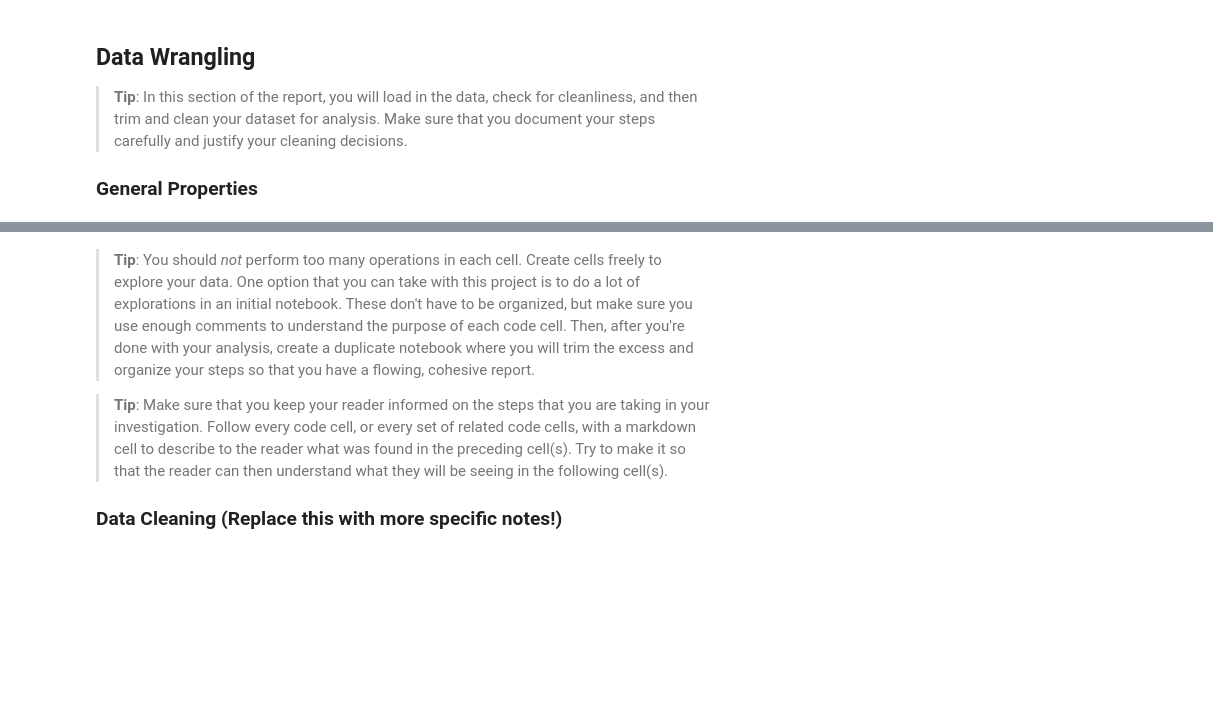
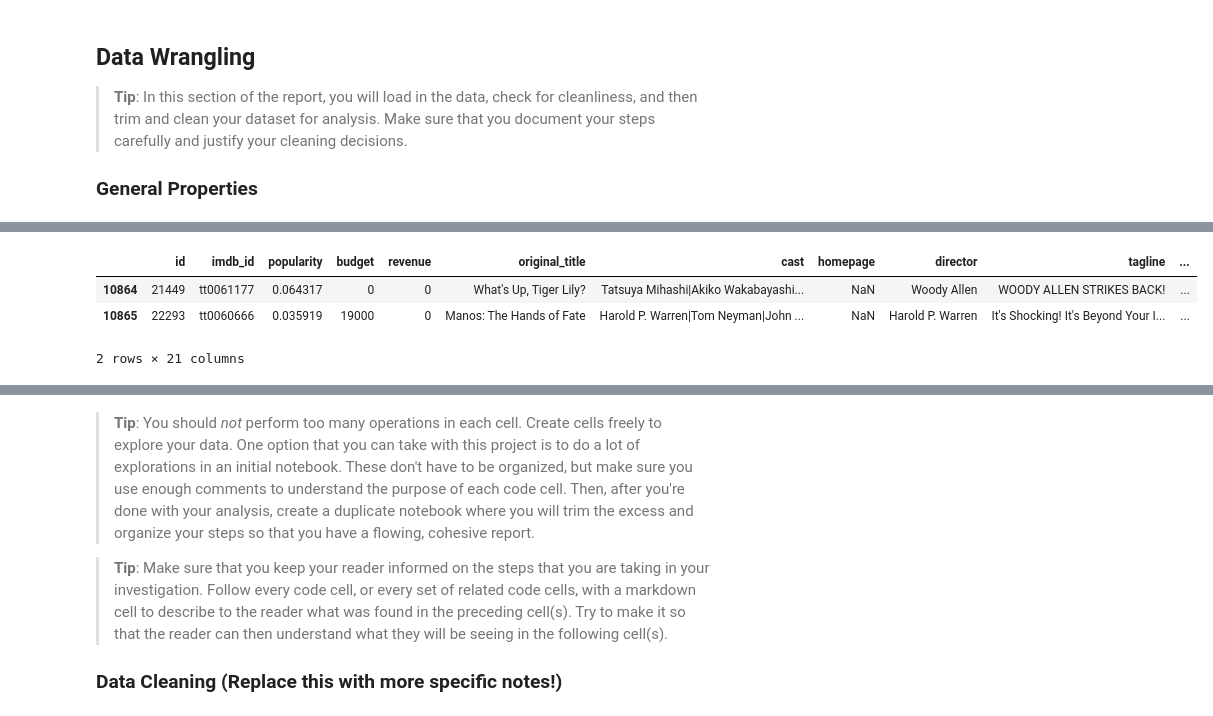
Before and after one commit to ibragimoveldor/Data-Analyst-Projects, a Jupyter notebook: Project_2/Final_submission/investigate-a-dataset-template.ipynb, the cells around one changed output, grey strips where cells are left out. Drawn from its saved outputs; the diff is of its cells as text; code cells hidden in the pictures; blank space fills up the shorter version.

```diff
--- a/Project_2/Final_submission/investigate-a-dataset-template.ipynb
+++ b/Project_2/Final_submission/investigate-a-dataset-template.ipynb
@@ -75,0 +79,8 @@ df_clean.shape
+# %%
+# check lat rows of the data
+df.tail(2)
+# %% [output]
+|  | id | imdb_id | popularity | budget | revenue | original_title | cast | homepage | director | tagline | ... |
+| 10864 | 21449 | tt0061177 | 0.064317 | 0 | 0 | What's Up, Tiger Lily? | Tatsuya Mihashi|Akiko Wakabayashi... | NaN | Woody Allen | WOODY ALLEN STRIKES BACK! | ... |
+| 10865 | 22293 | tt0060666 | 0.035919 | 19000 | 0 | Manos: The Hands of Fate | Harold P. Warren|Tom Neyman|John ... | NaN | Harold P. Warren | It's Shocking! It's Beyond Your I... | ... |
+2 rows × 21 columns
```
Also changed, not shown: parts of 17 cells of this notebook.
